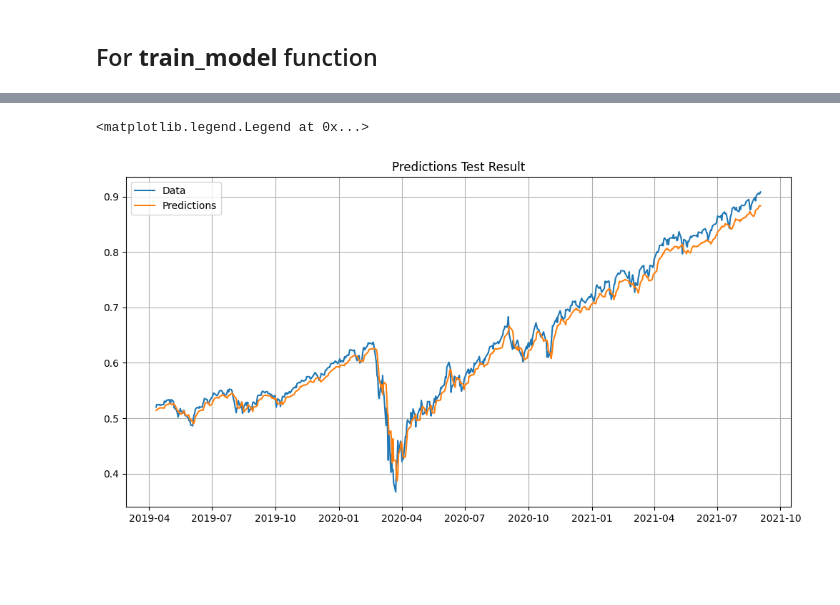
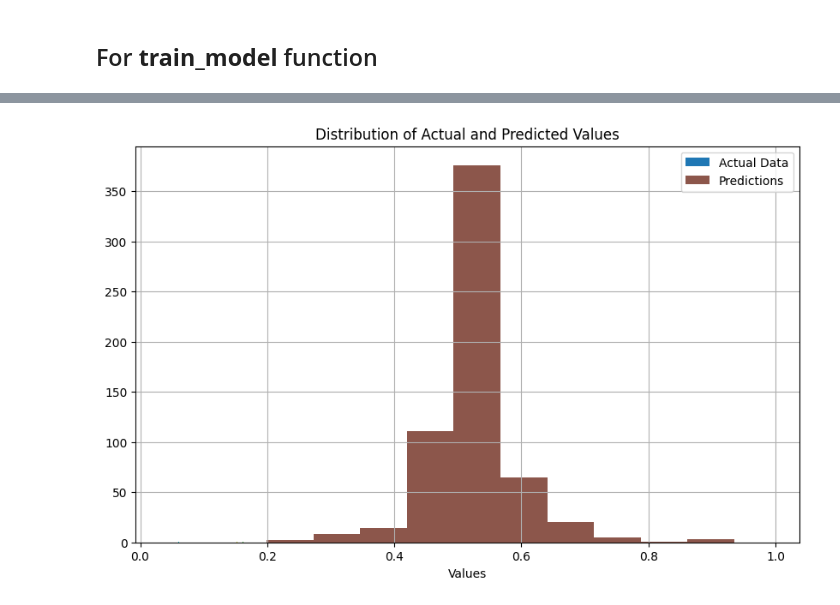
Before and after one commit to BoykoPetevBoev/Stock-Market-Prediction, a Jupyter notebook: src/models/cnn_v1/cnn_model.ipynb, the cells around one changed output, grey strips where cells are left out. Cells and saved outputs as stored; diff of their text form; code cells hidden in the pictures; blank space fills up the shorter version.

```diff
--- a/src/models/cnn_v1/cnn_model.ipynb
+++ b/src/models/cnn_v1/cnn_model.ipynb
@@ -109,2 +103,0 @@ plt.legend(['Data', 'Predictions'])
-# %%
-predictions = model.predict(test.x)
@@ -113,8 +104,12 @@ predictions = model.predict(test.x)
-# %%
-plt = config_chart('Predictions Test Result')
-plt.plot(test.dates, test.y)
-plt.plot(test.dates, predictions)
-plt.legend(['Data', 'Predictions'])
-# %% [output]
-<matplotlib.legend.Legend at 0x...>
-[figure, removed]
+# %%
+plt.figure(figsize=(10, 6))
+plt.hist(y_predict, label='Actual Data')
+plt.hist(predictions, label='Predictions')
+plt.xlabel('Values')
+# plt.ylabel('Frequency')
+plt.legend()
+plt.title('Distribution of Actual and Predicted Values')
+plt.grid(True)
+plt.show()
+# %% [output]
+[figure, added]
```
Also changed, not shown: parts of 9 cells of this notebook, 33 other files.
